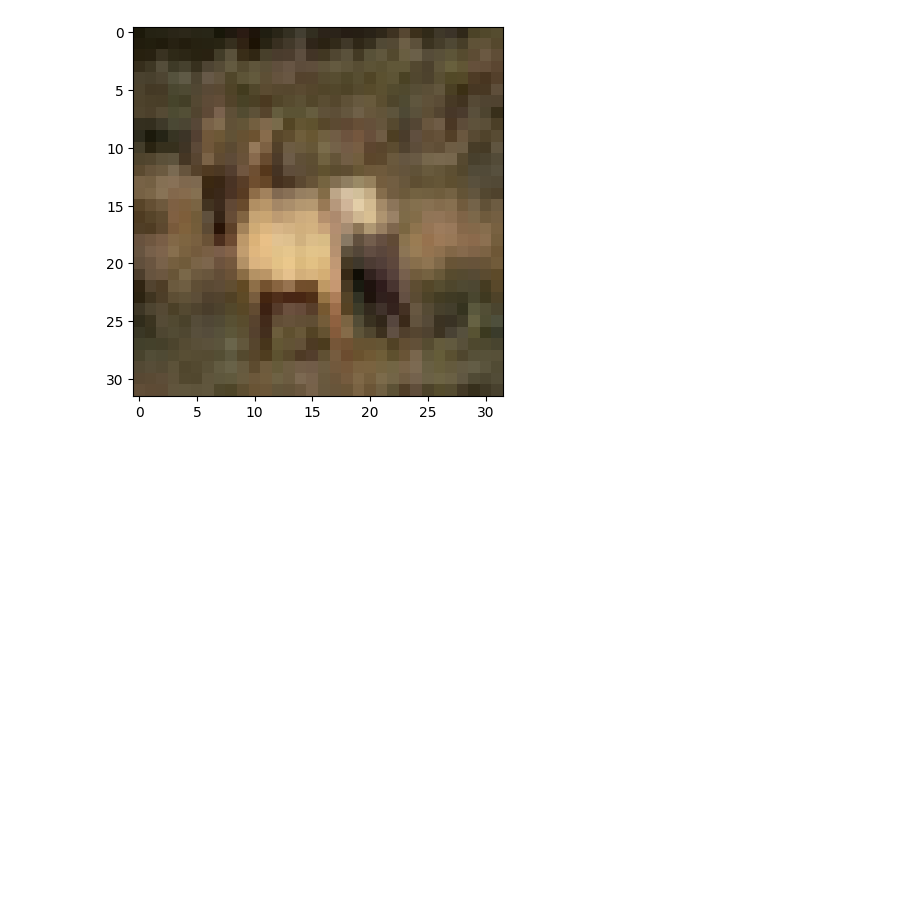
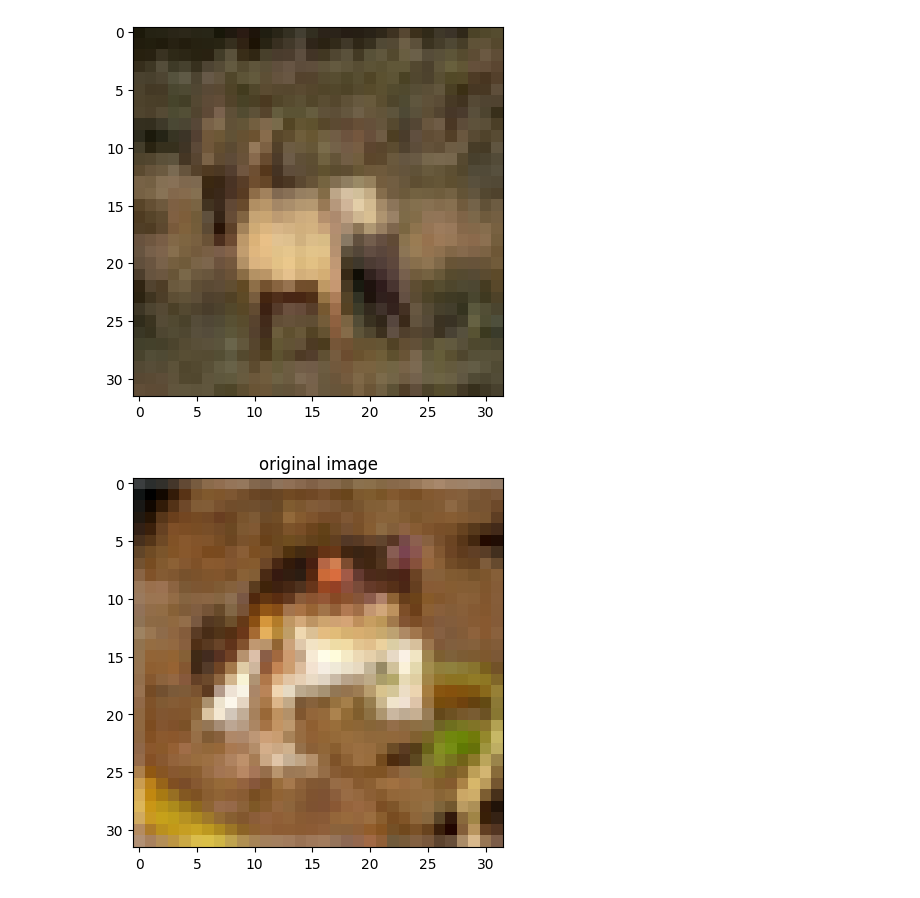
Before and after one commit to XuanlinMao/MyImageAugmentor, a Jupyter notebook: dataloader.ipynb, the cells around one changed output. Cells and saved outputs as stored; diff of their text form; code cells hidden in the pictures; blank space fills up the shorter version.

```diff
--- a/dataloader.ipynb
+++ b/dataloader.ipynb
@@ -25,3 +25,12 @@ save_dir = 'ImageAugmentor/img'
 for i in range(100):
     img_pil = Image.fromarray(imgs[i])  # 转换为 PIL 图像
     img_pil.save(f"{save_dir}/image_{i}.png")  # 保存为 PNG 文件
+# %%
+from PIL import Image
+img = Image.open("ImageAugmentor/img_output/test_ori.png")
+# %%
+plt.imshow(img)
+plt.title("original image")
+plt.show()
+# %% [output]
+[figure, added]
```
Also changed, not shown: parts of 1 cell of this notebook, 2 other files.
